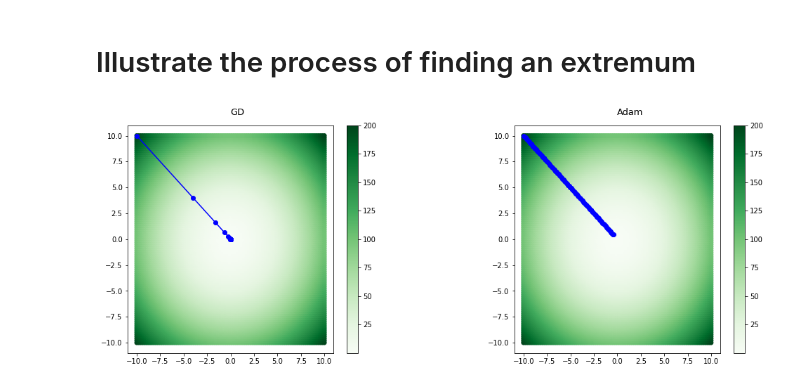
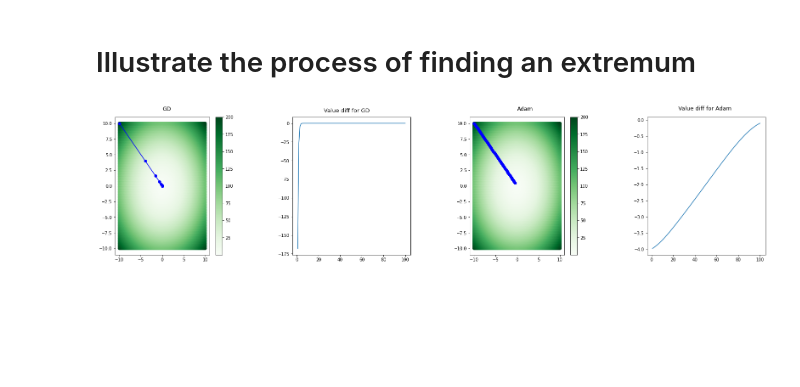
Before and after one commit to DmitryPogrebnoy/ML_Technologies_ITMO, a Jupyter notebook: Tasks/Task2/Pogrebnoy_Dmitry_J41332c_MLT_2022_Task_2.ipynb, the cells around one changed output. Saved outputs shown, nothing was run; the diff lists cells and outputs as text; code cells hidden in the pictures; blank space fills up the shorter version.

```diff
--- a/Tasks/Task2/Pogrebnoy_Dmitry_J41332c_MLT_2022_Task_2.ipynb
+++ b/Tasks/Task2/Pogrebnoy_Dmitry_J41332c_MLT_2022_Task_2.ipynb
@@ -81,7 +81,7 @@ def adam_gradient_descent(max_epochs, eps, initial_x, func, grad_func, alpha=0.0
 # %% [markdown]
 # Illustrate the process of finding an extremum
 # %%
-def show_stepping(x_history):
+def show_stepping(x_history, ax_val):
     x_coord = np.linspace(-10.0, 10.0, 100)
     y_coord = np.linspace(-10.0, 10.0, 100)
 
@@ -90,29 +90,35 @@ def show_stepping(x_history):
     points = points.transpose()
     values = np.asarray([f(x) for x in points])
 
-    f_plot = plt.scatter(points[:,0], points[:,1], c=values, vmin=min(values), vmax=max(values), cmap='Greens')
-    plt.colorbar(f_plot)
+    f_plot = ax_val.scatter(points[:,0], points[:,1], c=values, vmin=min(values), vmax=max(values), cmap='Greens')
+    plt.colorbar(f_plot, ax=ax_val)
 
-    plt.plot(x_history[:,0], x_history[:,1], marker='o', c='blue')
+    ax_val.plot(x_history[:,0], x_history[:,1], marker='o', c='blue')
 
     iterator = x_history.shape[0]
     for w,i in zip(x_history, range(iterator-1)):
-        plt.annotate("", xy=w, xycoords='data', xytext=x_history[i + 1,:], textcoords='data')
+        ax_val.annotate("", xy=w, xycoords='data', xytext=x_history[i + 1,:], textcoords='data')
 # %%
 x_initial = np.asarray([-10., 10.])
 
-fig, ax = plt.subplots(1, 2, figsize=(15, 5))
+fig, ax = plt.subplots(1, 4, figsize=(25, 5))
 
-plt.subplot(1, 2, 1)
-x_h, _ = gradient_descent(100, -10, x_initial, f, grad_f, 0.3)
-show_stepping(x_h)
-plt.text(0, 12, "GD", fontsize=13)
+x_h, f_h = gradient_descent(100, -10, x_initial, f, grad_f, 0.3)
 
-plt.subplot(1, 2, 2)
-x_h, _ = adam_gradient_descent(100, -10, x_initial, f, grad_f)
-show_stepping(x_h)
-plt.text(0, 12, "Adam", fontsize=13)
+show_stepping(x_h, ax[0])
+ax[0].text(0, 12, "GD", fontsize=13)
+
+ax[1].plot(range(1,len(f_h)), np.diff(f_h, axis=0))
+ax[1].text(25, 15, "Value diff for GD", fontsize=13)
+
+x_h, f_h = adam_gradient_descent(100, -10, x_initial, f, grad_f)
+show_stepping(x_h, ax[2])
+
+ax[2].text(0, 12, "Adam", fontsize=13)
+
+ax[3].plot(range(1,len(f_h)), np.diff(f_h, axis=0))
+ax[3].text(25, 0.3, "Value diff for Adam", fontsize=13)
 
 fig.subplots_adjust(left=0.05, bottom=0.05, top=0.95, hspace=0.15, wspace=0.5)
 # %% [output]
-[figure, old version]
+[figure, new version]
```
Also changed, not shown: 6 other files.
